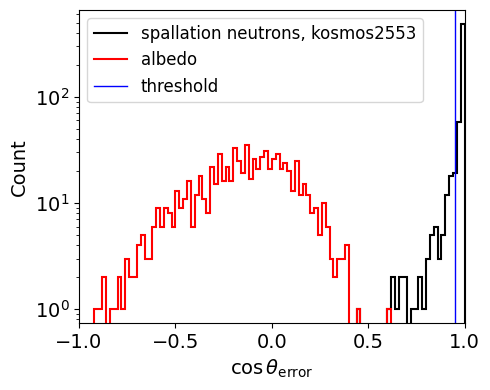
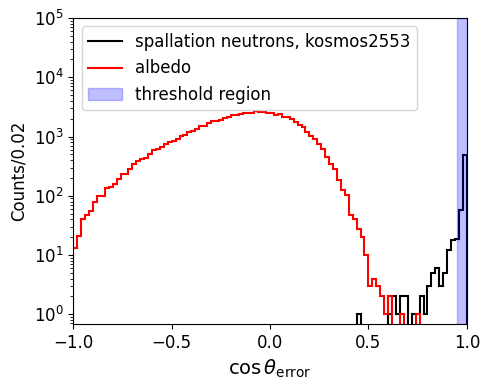
Code edit (unified diff) that turned the first committed figure into the second:
--- before
+++ after
@@ -15,7 +15,5 @@
     plt.stairs(a['counts'], a['edges'], color='black', linewidth=1.5, label='spallation neutrons, kosmos2553')
     plt.stairs(b['counts'], b['edges'], color='red', linewidth=1.5, label='albedo')
-
-#    plt.step(edges_b[:-1], b['counts'], where='post', color='red', linewidth=1.5, label='albedo')
-    plt.axvline(x=0.95, color='blue', linestyle='-', linewidth=1,label='threshold')
+    plt.axvspan(0.95, 1.0, color='blue', alpha=0.25, label='threshold region')
     plt.xlim(-1,1)
 elif a['type'] == 'hist' and b['type'] == 'values':
@@ -33,8 +31,10 @@
 
 plt.xlabel(r'$\cos\theta_{\mathrm{error}}$', fontsize=14)
-plt.ylabel('Count', fontsize=14)
+binwidth=edges_a[1]-edges_a[0] if a['type']=='hist' else (b['edges'][1]-b['edges'][0] if b['type']=='hist' else None)
+plt.ylabel(f'Counts/{binwidth:.2g}', fontsize=12)
 plt.yscale('log')
-plt.legend(fontsize=12)
-plt.tick_params(axis='both', which='major', labelsize=14)
+plt.ylim(None, 1e+5)
+plt.legend(fontsize=12, loc='upper left')
+plt.tick_params(axis='both', which='major', labelsize=12)
 plt.tight_layout()
 plt.savefig('theta_signal_albedo.pdf')

Commit: updated README, with clear instructions on how to recreate the figures in the paper